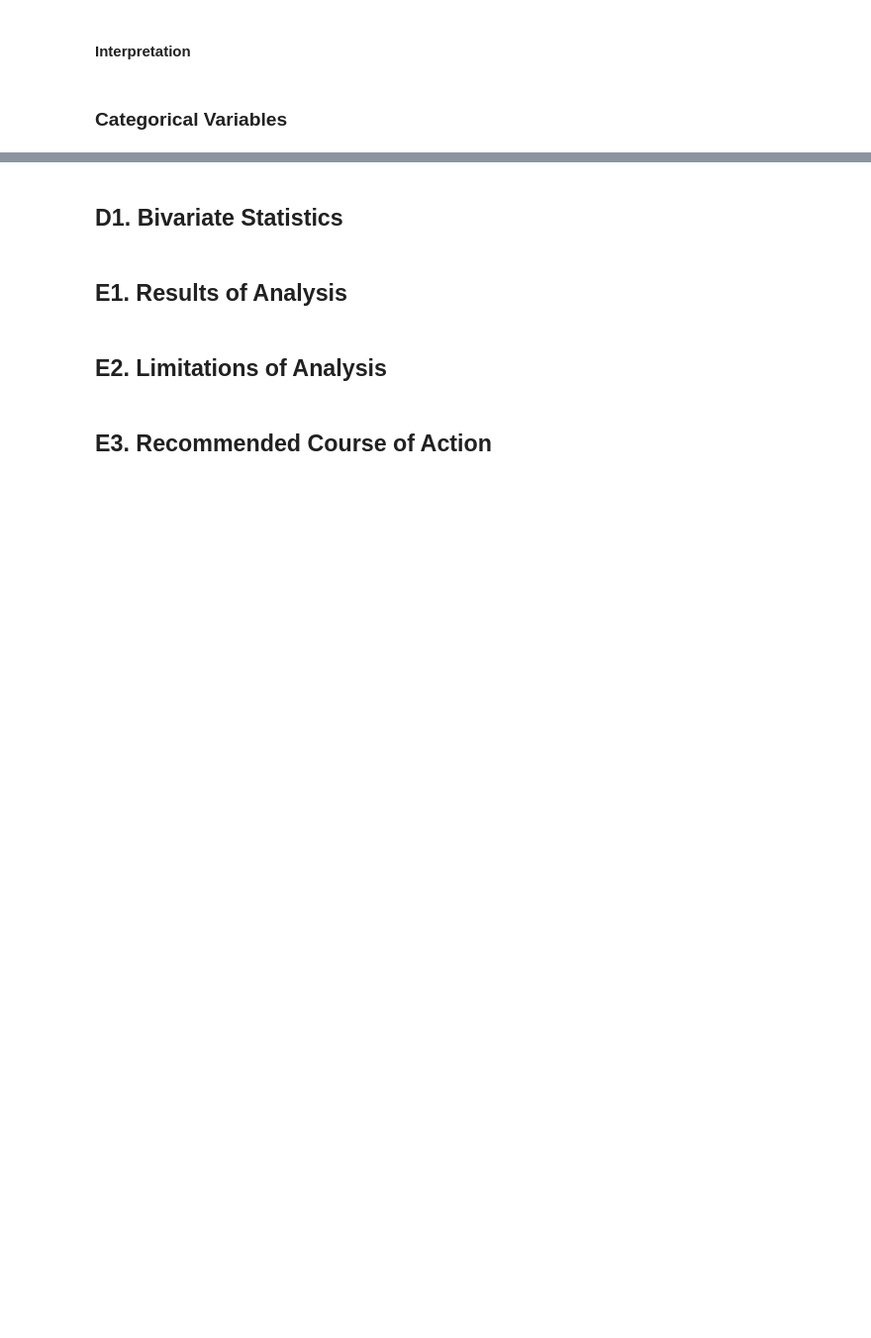
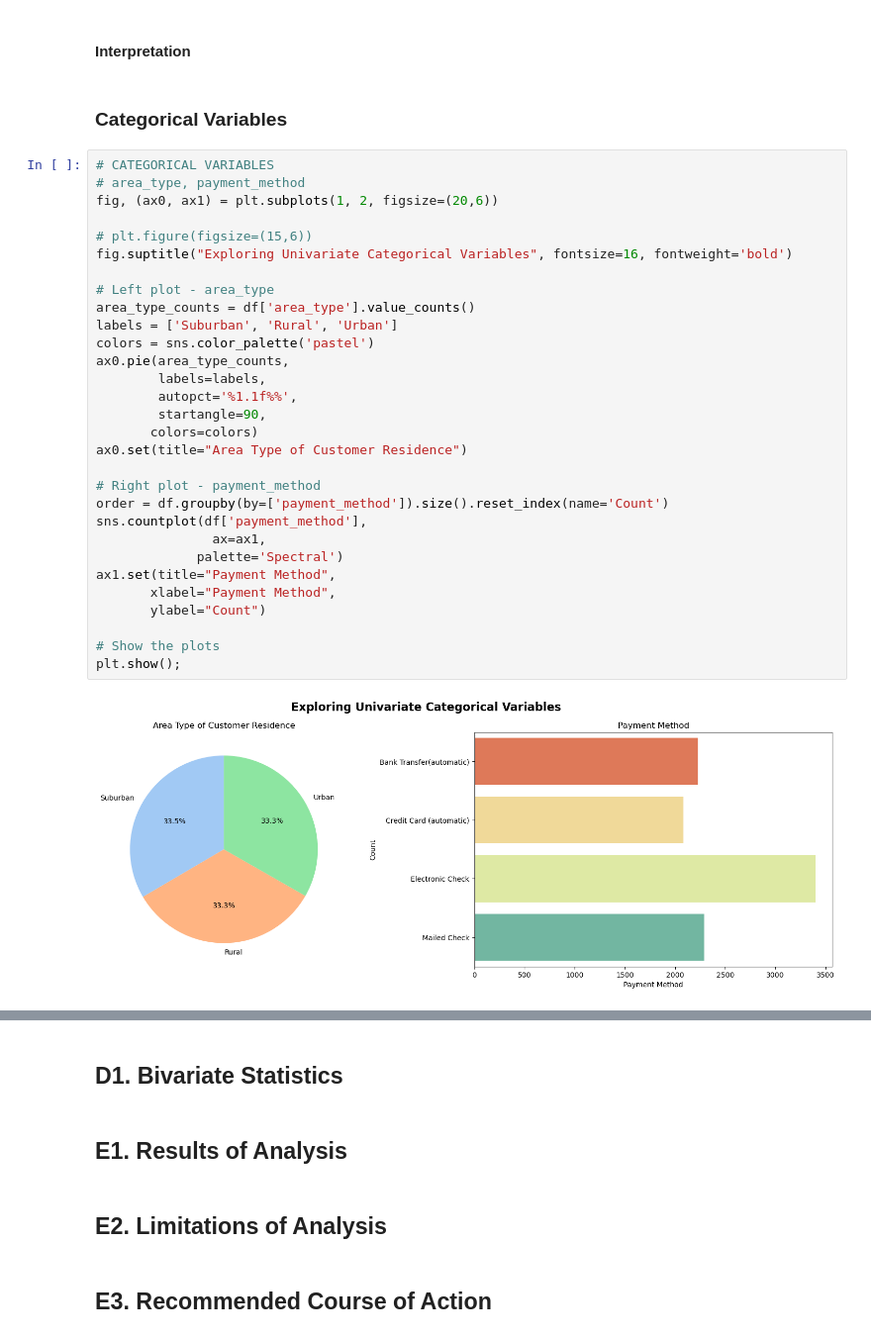
Before and after one commit to smmurdock/WGU-MSDA-DS, a Jupyter notebook: D207/Murdock_Shanay D207 PA Churn.ipynb, the cells around one changed output, grey strips where cells are left out. Shown at 99% size. Saved outputs shown, nothing was run; the diff lists cells and outputs as text; blank space fills up the shorter version.

Commit message:
Add C1. plots for categorical variables

```diff
--- a/D207/Murdock_Shanay D207 PA Churn.ipynb
+++ b/D207/Murdock_Shanay D207 PA Churn.ipynb
@@ -408,5 +389,37 @@ Name: bandwidth_gb_year, dtype: float64
 #### Interpretation
 # %% [markdown]
 ### Categorical Variables
+# %%
+# CATEGORICAL VARIABLES
+# area_type, payment_method
+fig, (ax0, ax1) = plt.subplots(1, 2, figsize=(20,6))
+
+# plt.figure(figsize=(15,6))
+fig.suptitle("Exploring Univariate Categorical Variables", fontsize=16, fontweight='bold')
+
+# Left plot - area_type
+area_type_counts = df['area_type'].value_counts()
+labels = ['Suburban', 'Rural', 'Urban']
+colors = sns.color_palette('pastel')
+ax0.pie(area_type_counts,
+        labels=labels,
+        autopct='%1.1f%%',
+        startangle=90,
+       colors=colors)
+ax0.set(title="Area Type of Customer Residence")
+
+# Right plot - payment_method
+order = df.groupby(by=['payment_method']).size().reset_index(name='Count')
+sns.countplot(df['payment_method'],
+               ax=ax1,
+             palette='Spectral')
+ax1.set(title="Payment Method",
+       xlabel="Payment Method",
+       ylabel="Count")
+
+# Show the plots
+plt.show();
+# %% [output]
+[figure, added]
 # %%
 df['area_type'].describe()
```
Also changed, not shown: parts of 10 cells of this notebook.
